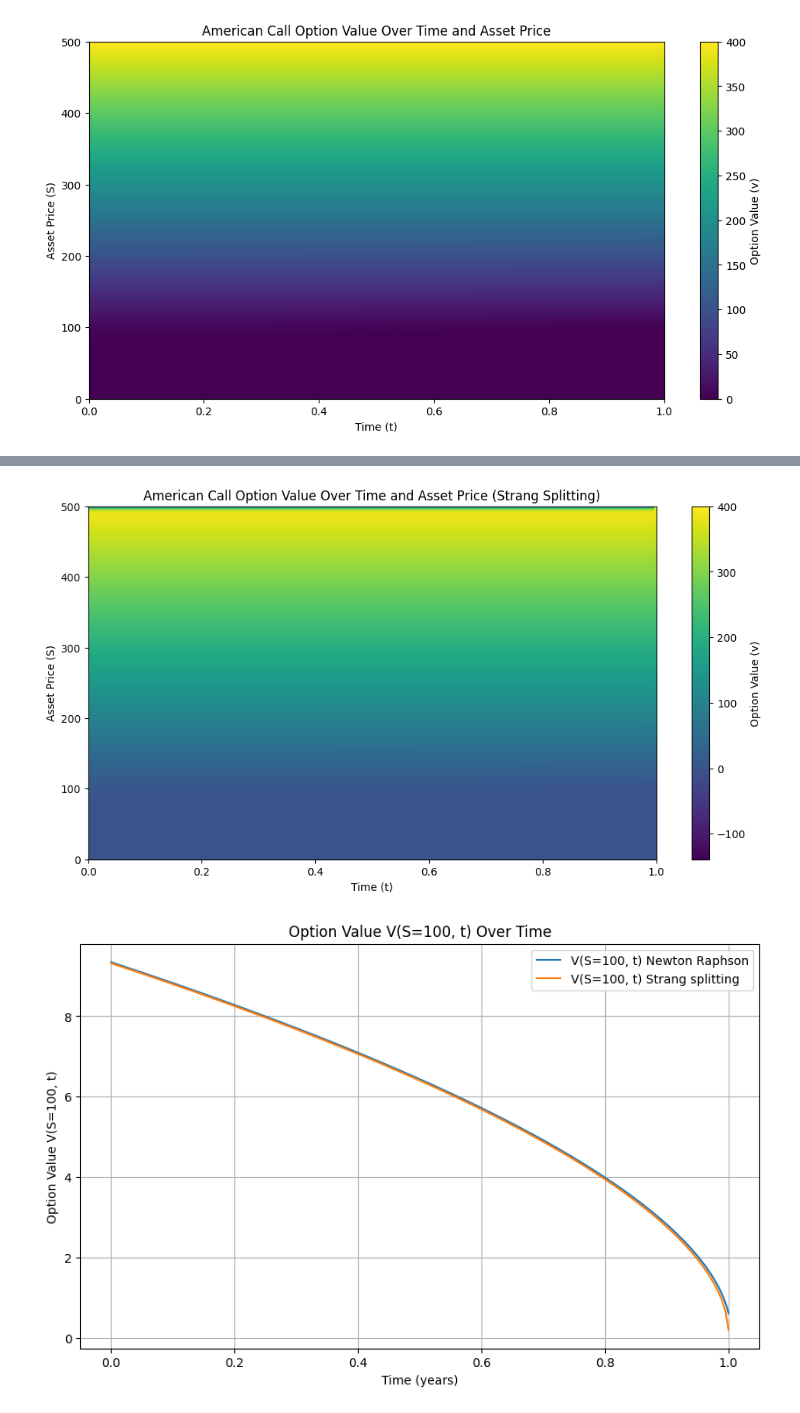
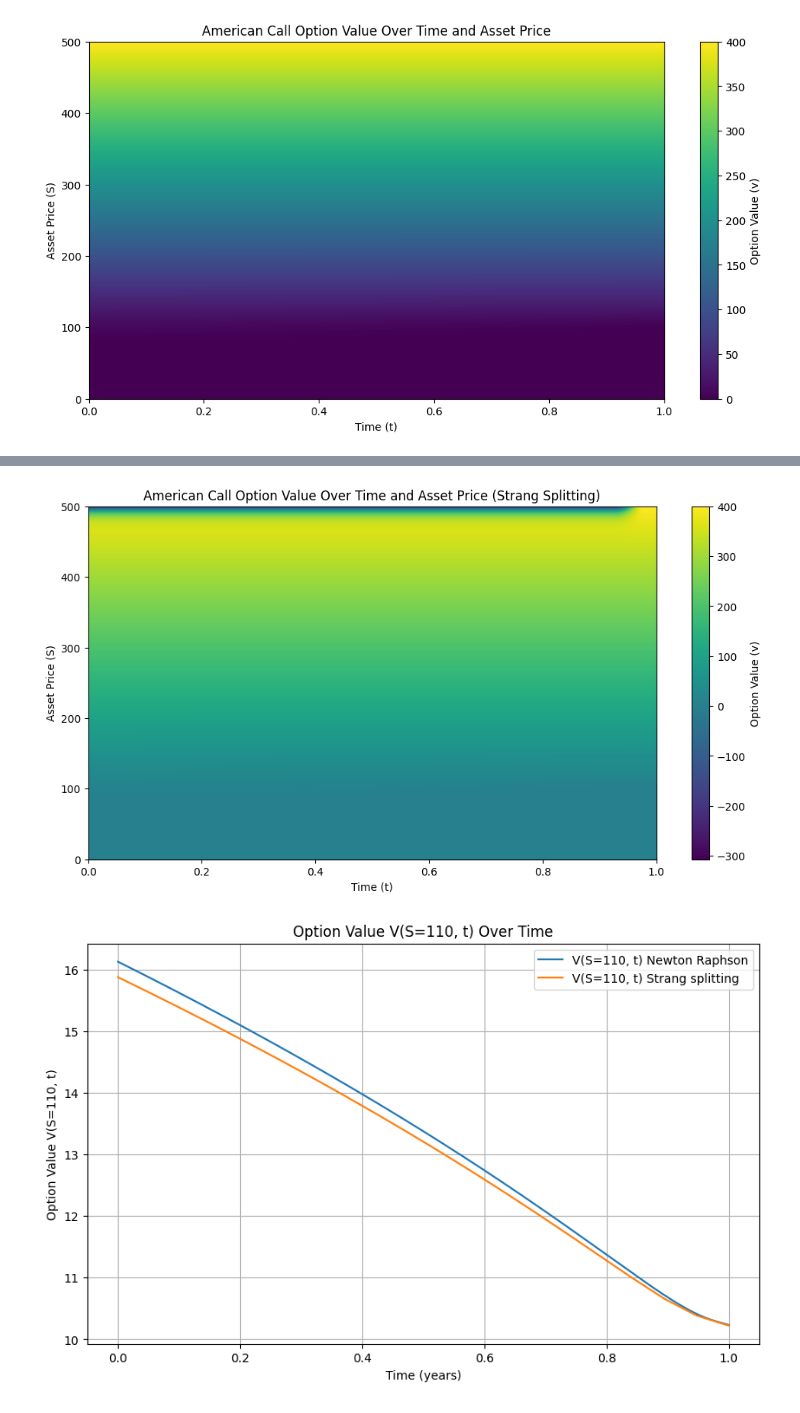
Before and after one commit to ttnhathuy313/option-pricing, a Jupyter notebook: main.ipynb, the cells around one changed output, grey strips where cells are left out. Cells and saved outputs as stored; diff of their text form; code cells hidden in the pictures.

```diff
--- a/main.ipynb
+++ b/main.ipynb
@@ -438,7 +438,7 @@ risk_free_rate = 0.05
 time_to_maturity = 1
 
 alpha = 1/2 # Crank-Nicolson parameter
-n_timesteps = 200
+n_timesteps = 100
 # %%
 import numpy as np
 import matplotlib.pyplot as plt
@@ -553,6 +597,7 @@ import matplotlib.pyplot as plt
 x_domain = np.linspace(0, 500, 500)  # Asset prices
 t_domain = np.linspace(0, 1, n_timesteps)  # Time from 0 to T
 time_interval = 1.0 / n_timesteps
+alpha = 0.5
 
 # Initial condition for v at T (payoff for an American call option)
 v_T = np.maximum(x_domain - strike_price, 0)
@@ -610,28 +655,28 @@ plt.ylabel("Asset Price (S)")
 plt.title("American Call Option Value Over Time and Asset Price (Strang Splitting)")
 plt.show()
 # %% [output]
-[figure, old version]
+[figure, new version]
 # %%
 # Find the index in x_domain closest to S = 100
-S_target = 100
+S_target = 110
 S_index = np.argmin(np.abs(x_domain - S_target))
 
 # Extract V(S=100, t) over time from V_matrix
 V_S_100_over_time = V_matrix[S_index, :]
 
 # Generate time array in years for plotting
 time_array = np.linspace(0, T, time_steps)
 plt.figure(figsize=(10, 6))
 plt.plot(time_array, V_S_100_over_time, label=f'V(S={S_target}, t) Newton Raphson')
 plt.plot(t_domain, v_matrix[:, S_index], label=f'V(S={S_target}, t) Strang splitting')
 plt.xlabel('Time (years)')
 plt.ylabel(f'Option Value V(S={S_target}, t)')
 plt.title(f'Option Value V(S={S_target}, t) Over Time')
 plt.legend()
 plt.grid(True)
 plt.show()
 # %% [output]
-[figure, old version]
+[figure, new version]
 # %%
 # Iterate over the time domain and find the index closest to that time
 difference = []
```
Also changed, not shown: parts of 8 cells of this notebook, 1 other file.
